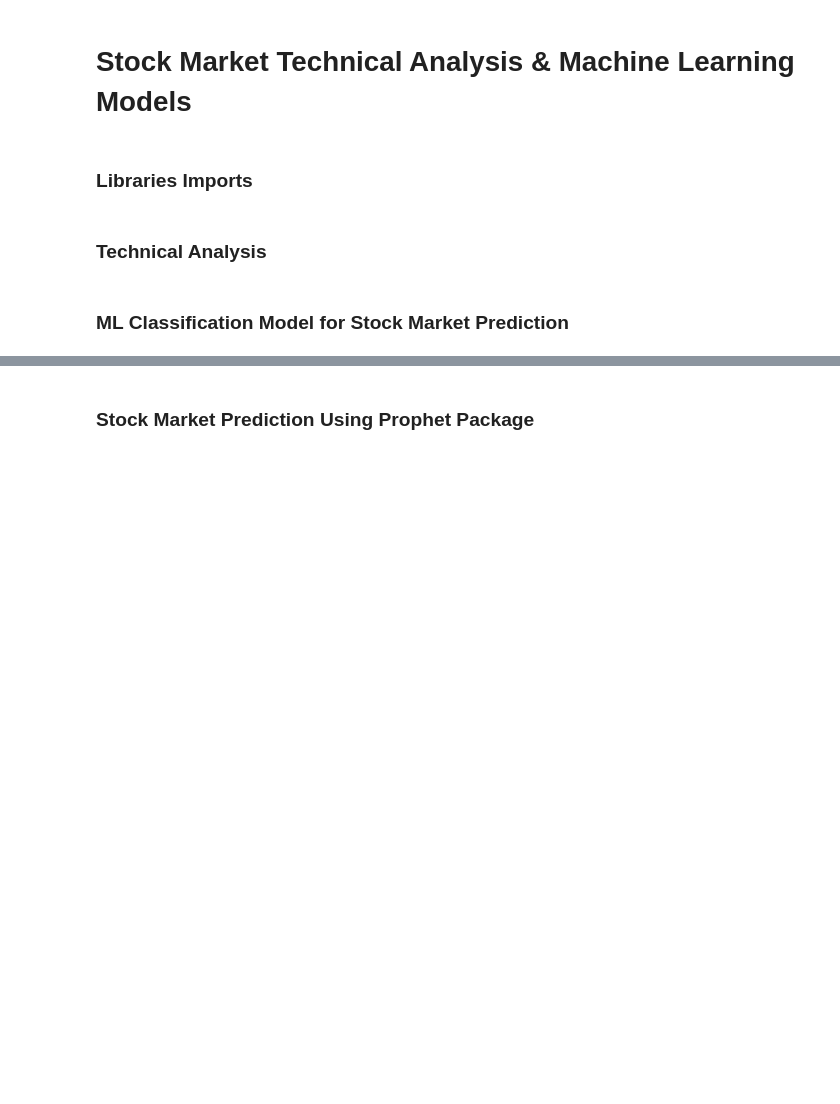
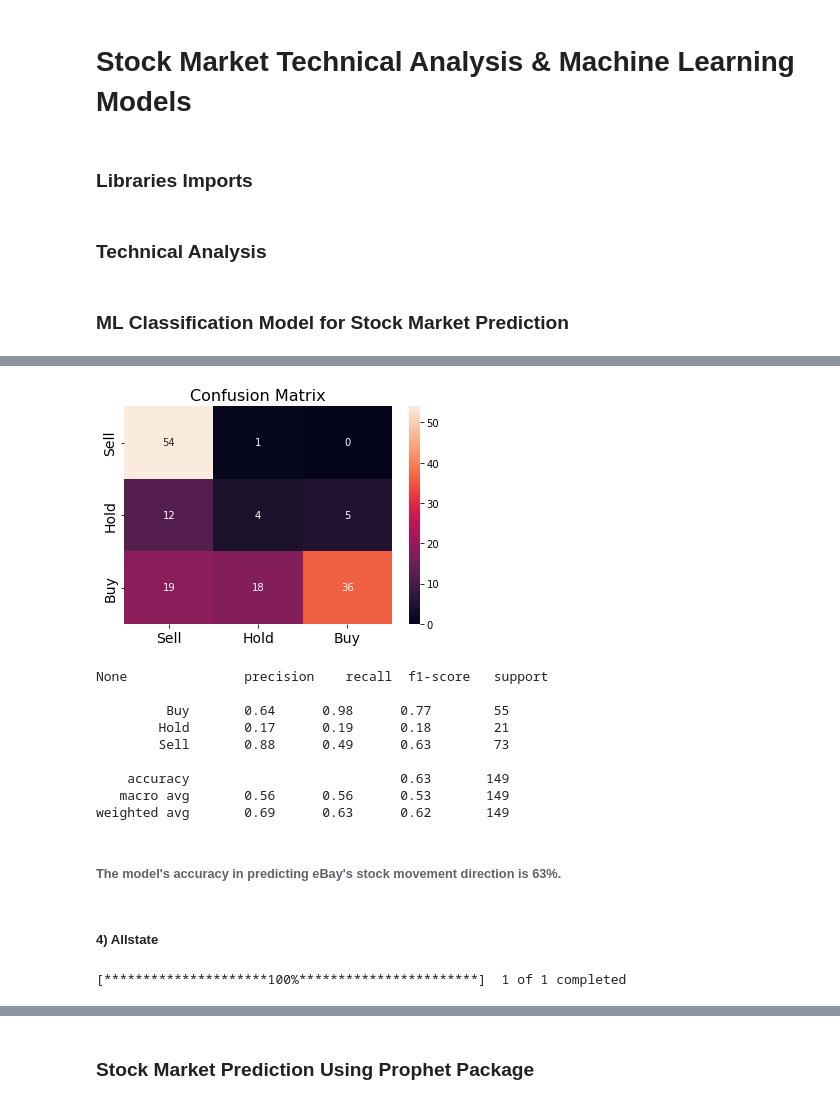
Before and after one commit to Abdulah94/Stock-Market-predictions-Using-Machine-learning, a Jupyter notebook: code/Code.ipynb, the cells around one changed output, grey strips where cells are left out. Cells and saved outputs as stored; diff of their text form; code cells hidden in the pictures; blank space fills up the shorter version.

```diff
--- a/code/Code.ipynb
+++ b/code/Code.ipynb
@@ -149,0 +221,21 @@ def classification_model_evaluation(df):
+# %%
+classification_model_evaluation(ebay)
+# %% [output]
+[figure, added]
+None               precision    recall  f1-score   support
+
+         Buy       0.64      0.98      0.77        55
+        Hold       0.17      0.19      0.18        21
+        Sell       0.88      0.49      0.63        73
+
+    accuracy                           0.63       149
+   macro avg       0.56      0.56      0.53       149
+weighted avg       0.69      0.63      0.62       149
+# %% [markdown]
+###### The model's accuracy in predicting eBay's stock movement direction is 63%.
+# %% [markdown]
+##### 4) Allstate
+# %%
+allstate = yf.download('ALL', start ='2019-04-29', end = '2022-04-29')
+# %% [output]
+[*********************100%***********************]  1 of 1 completed
```
Also changed, not shown: parts of 16 cells of this notebook.
